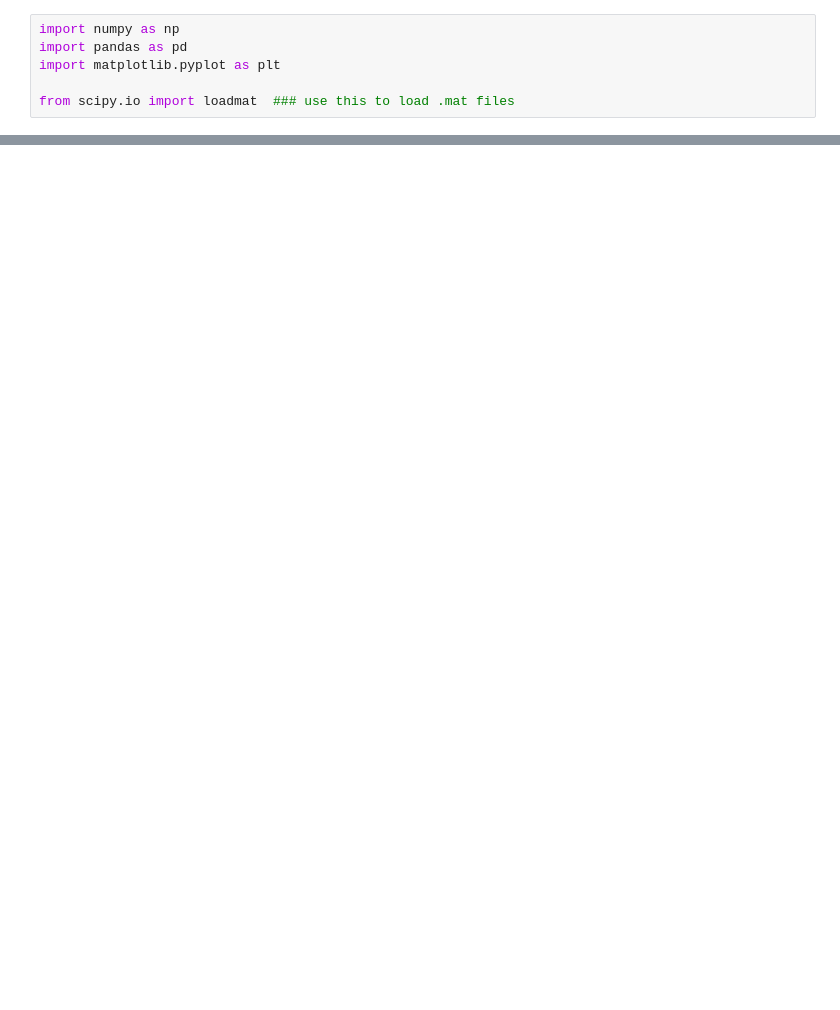
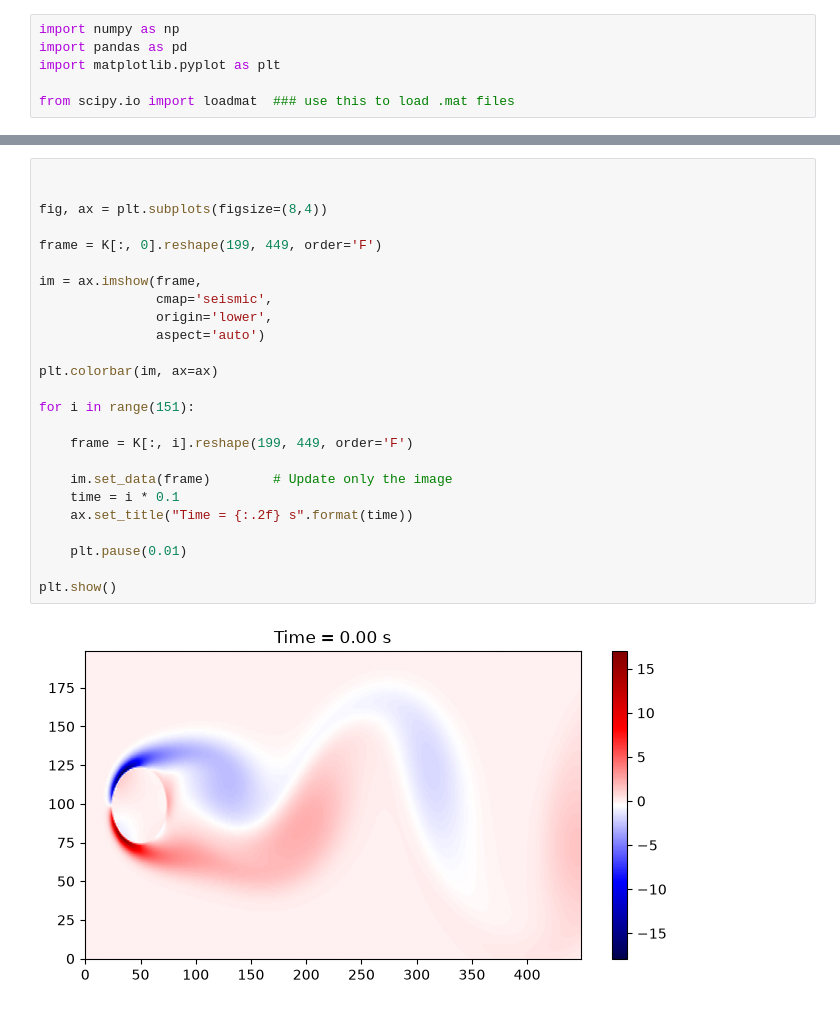
Before and after one commit to am25m005-design/computational-datadriven-self, a Jupyter notebook: svdVOTi.ipynb, the cells around one changed output, grey strips where cells are left out. Drawn from its saved outputs; the diff is of its cells as text; blank space fills up the shorter version.

```diff
--- a/svdVOTi.ipynb
+++ b/svdVOTi.ipynb
@@ -32,0 +77,27 @@ frame1.shape
+# %%
+
+
+fig, ax = plt.subplots(figsize=(8,4))
+
+frame = K[:, 0].reshape(199, 449, order='F')
+
+im = ax.imshow(frame,
+               cmap='seismic',
+               origin='lower',
+               aspect='auto')
+
+plt.colorbar(im, ax=ax)
+
+for i in range(151):
+
+    frame = K[:, i].reshape(199, 449, order='F')
+
+    im.set_data(frame)        # Update only the image
+    time = i * 0.1
+    ax.set_title("Time = {:.2f} s".format(time))
+
+    plt.pause(0.01)
+
+plt.show()
+# %% [output]
+[figure, added]
```
Also changed, not shown: parts of 11 cells of this notebook.
